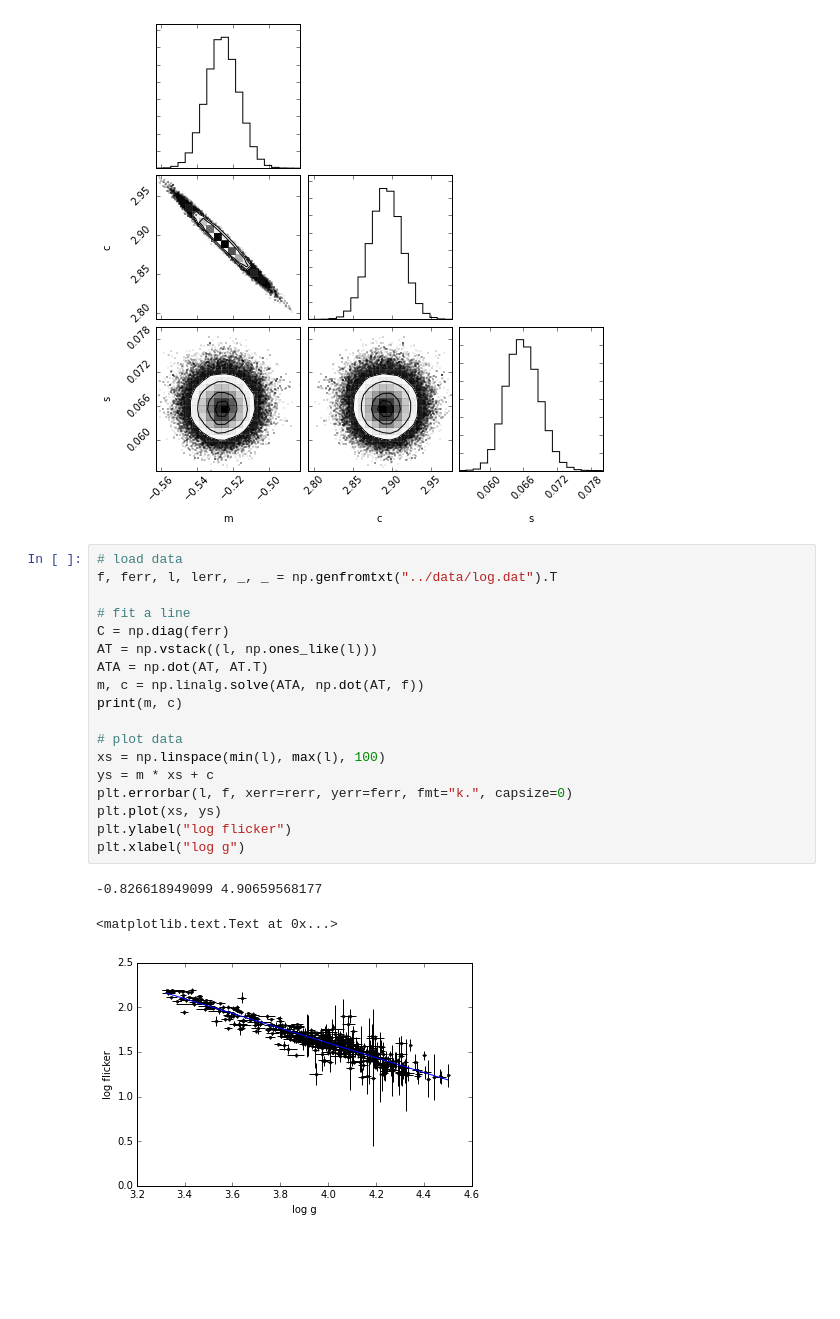
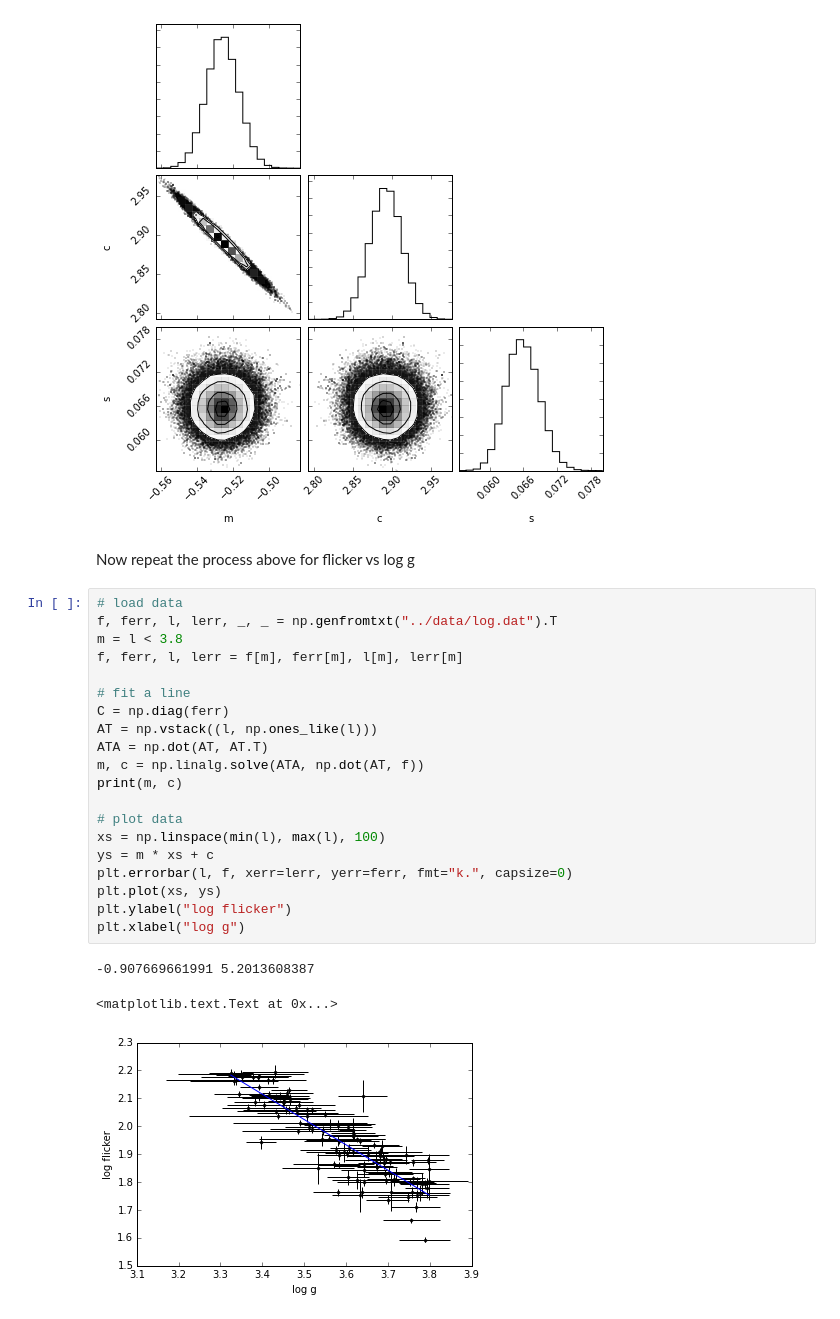
Before and after one commit to RuthAngus/flicker, a Jupyter notebook: code/Simple_demo.ipynb, the cells around one changed output. Drawn from its saved outputs; the diff is of its cells as text; blank space fills up the shorter version.

```diff
--- a/code/Simple_demo.ipynb
+++ b/code/Simple_demo.ipynb
@@ -66,27 +71,31 @@ print(np.median(samples[:, 0]), np.median(samples[:, 1]), np.median(samples[:, 2
 fig = corner.corner(samples, labels=["m", "c", "s"])
 # %% [output]
 [figure]
+# %% [markdown]
+Now repeat the process above for flicker vs log g
 # %%
 # load data
 f, ferr, l, lerr, _, _ = np.genfromtxt("../data/log.dat").T
+m = l < 3.8
+f, ferr, l, lerr = f[m], ferr[m], l[m], lerr[m]
 
 # fit a line
 C = np.diag(ferr)
 AT = np.vstack((l, np.ones_like(l)))
 ATA = np.dot(AT, AT.T)
 m, c = np.linalg.solve(ATA, np.dot(AT, f))
 print(m, c)
 
 # plot data
 xs = np.linspace(min(l), max(l), 100)
 ys = m * xs + c
-plt.errorbar(l, f, xerr=rerr, yerr=ferr, fmt="k.", capsize=0)
+plt.errorbar(l, f, xerr=lerr, yerr=ferr, fmt="k.", capsize=0)
 plt.plot(xs, ys)
 plt.ylabel("log flicker")
 plt.xlabel("log g")
 # %% [output]
--0.826618949099 4.90659568177
+-0.907669661991 5.2013608387
 <matplotlib.text.Text at 0x...>
-[figure, old version]
+[figure, new version]
 # %%
 pars_init = [m, c, np.log(3)]
```
Also changed, not shown: parts of 18 cells of this notebook, 1 other file.
